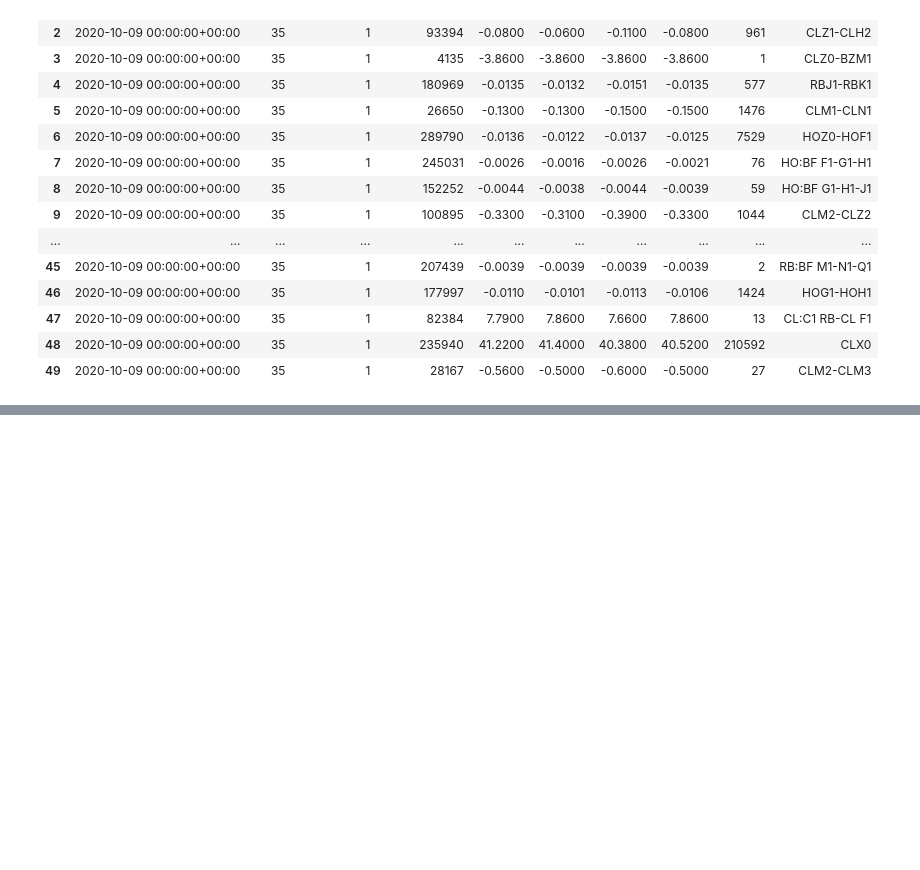
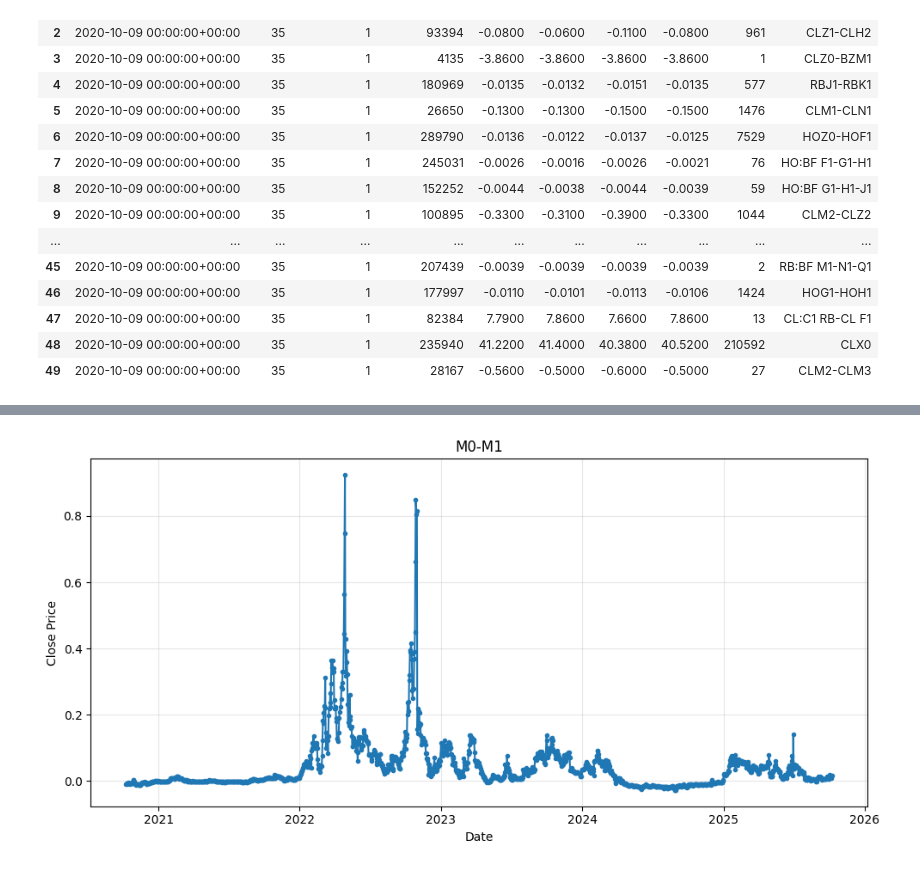
Before and after one commit to simyeekai/commods-relative-basis, a Jupyter notebook: commods rv.ipynb, the cells around one changed output, grey strips where cells are left out. Saved outputs shown, nothing was run; the diff lists cells and outputs as text; code cells hidden in the pictures; blank space fills up the shorter version.

```diff
--- a/commods rv.ipynb
+++ b/commods rv.ipynb
@@ -150,0 +204,8 @@ plot_spread(M0_M1)
+# %%
+spreads = process_symbol(df, 'HO')
+
+HO_M0_M1 = spreads['M0-M1']
+HO_M1_M2 = spreads['M1-M2']
+HO_M2_M3 = spreads['M2-M3']
+
+HO_M0_M1.head(50)
@@ -150,0 +230,4 @@ plot_spread(M0_M1)
+# %%
+plot_spread(HO_M0_M1)
+# %% [output]
+[figure, added]
```
Also changed, not shown: parts of 10 cells of this notebook.
